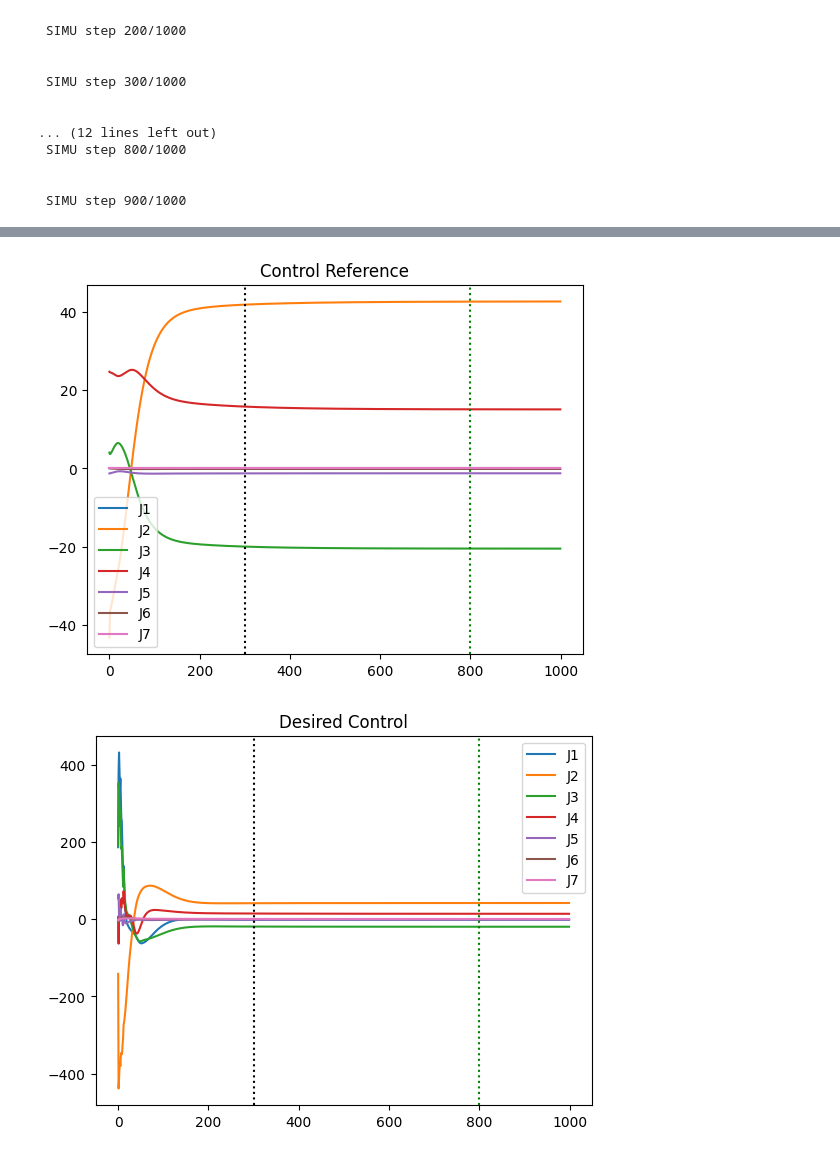
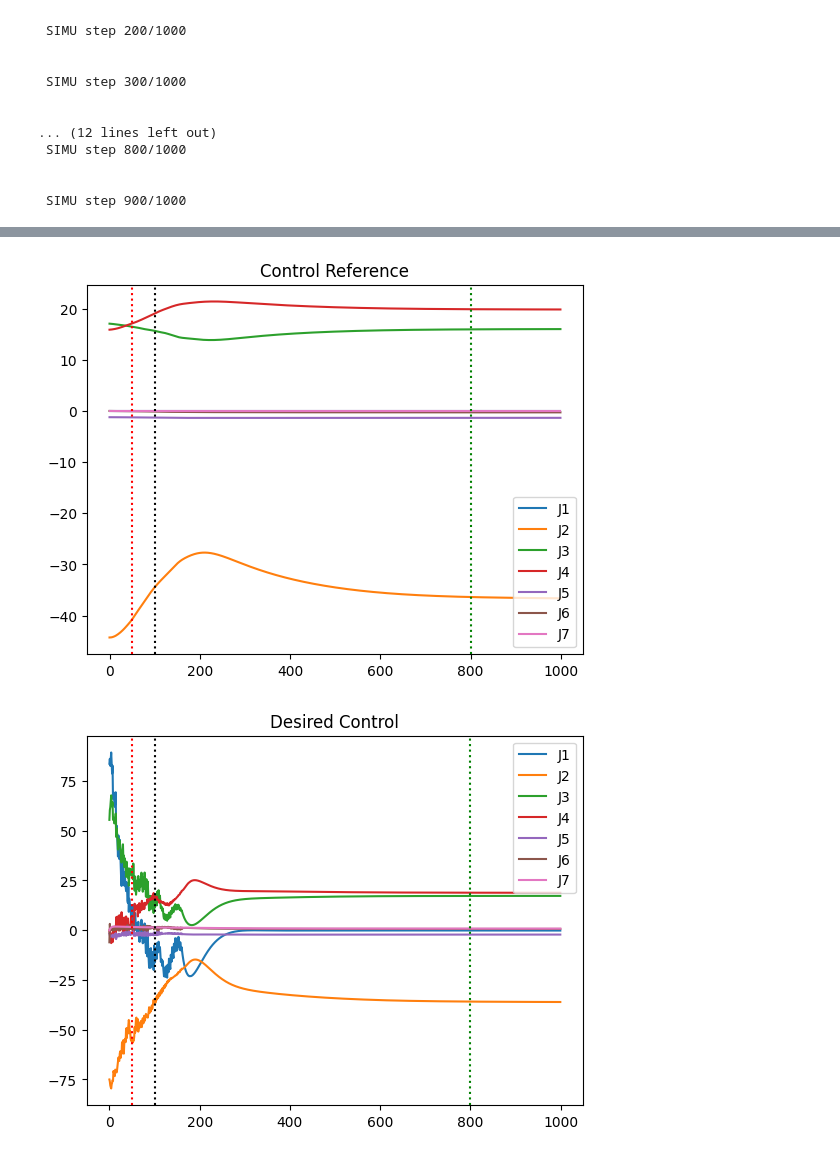
Before and after one commit to SarmadMehrdad/kuka_mujoco, a Jupyter notebook: obstacle_avoidance_mpc.ipynb, the cells around one changed output, grey strips where cells are left out. Drawn from its saved outputs; the diff is of its cells as text; code cells hidden in the pictures.

```diff
--- a/obstacle_avoidance_mpc.ipynb
+++ b/obstacle_avoidance_mpc.ipynb
@@ -208,6 +321,8 @@ terminal_DAM = crocoddyl.DifferentialActionModelFreeFwdDynamics(state, actuation
 dt = 1e-2
 runningModel = crocoddyl.IntegratedActionModelEuler(running_DAM, dt)
 terminalModel = crocoddyl.IntegratedActionModelEuler(terminal_DAM, 0.)
+runningModel.differential.armature = np.array([0.1, 0.1, 0.1, 0.1, 0.1, 0.1, 0.])
+terminalModel.differential.armature = np.array([0.1, 0.1, 0.1, 0.1, 0.1, 0.1, 0.])
 # %%
 # Create the shooting problem
 T = 50
@@ -257,13 +372,13 @@ ocp_params['pin_model']    = robot_simulator.model
 ocp_params['armature']     = runningModel.differential.armature
 ocp_params['id_endeff']    = endeff_frame_id
 ocp_params['active_costs'] = solver.problem.runningModels[0].differential.costs.active.tolist()
-print(ocp_params['active_costs'])
+
 # Simu parameters
 sim_params = {}
 # sim_params['sim_freq']  = int(1./env.dt)
 sim_params['sim_freq']  = int(1./mj_dt)
 sim_params['mpc_freq']  = 1000
-sim_params['T_sim']     = 1.
+sim_params['T_sim']     = 1.0
 log_rate = 100
 
 # Initialize simulation data
@@ -285,11 +398,11 @@ sim_data = mpc_utils.init_sim_data(sim_params, ocp_params, x0)
 -------------------------------------------------------------------
 # %%
 # Correction Setup
-apply_correction = True
+apply_correction = False
 correction = np.zeros(shape=(sim_data['N_sim']+1,pin_model.nq))
-correction_joints = [3]
-correction_torque = 75
-corr_t_start = 300 # At which timestamp correction starts
+correction_joints = [1,3,5]
+correction_torque = 35
+corr_t_start = 100 # At which timestamp correction starts
 corr_t_end = 800 # At which timestamp correction ends
 if apply_correction:
     correction[corr_t_start:corr_t_end,correction_joints] = correction_torque
@@ -295,0 +496,11 @@ if apply_correction:
+# %%
+# Cost.getAll(x_ref_SIM_RATE, u_ref_SIM_RATE)
+Cost.ccost_model.activation.alpha = 1.3
+# costCollision[1].activation.alpha = 1.3
+# costCollision[2].activation.alpha = 0.3
+Cost.getAll(solver.xs.tolist()[0], solver.us.tolist()[0])
+# running_w
+print('Translation Cost :', Cost.tcost)
+print('Gravity Comp Cost :', Cost.ucost)
+print('State Regulation Cost :', Cost.xcost)
+print('Collision Cost :', Cost.ccost)
@@ -535,6 +935,7 @@ plt.axvline(x = corr_t_start, color = 'k',linestyle = ':')
 plt.axvline(x = corr_t_end, color = 'g',linestyle = ':')
 plt.legend(['J1','J2','J3','J4','J5','J6','J7'])
 plt.title('External Torques')
+plt.axvline(x = sim_data['N_h'], color = 'r',linestyle = ':')
 plt.show()
 
 # Control Reference
@@ -543,6 +944,7 @@ plt.axvline(x = corr_t_start, color = 'k',linestyle = ':')
 plt.axvline(x = corr_t_end, color = 'g',linestyle = ':')
 plt.legend(['J1','J2','J3','J4','J5','J6','J7'])
 plt.title('Control Reference')
+plt.axvline(x = sim_data['N_h'], color = 'r',linestyle = ':')
 plt.show()
 
 # Desired Control
@@ -551,5 +953,13 @@ plt.axvline(x = corr_t_start, color = 'k',linestyle = ':')
 plt.axvline(x = corr_t_end, color = 'g',linestyle = ':')
 plt.legend(['J1','J2','J3','J4','J5','J6','J7'])
 plt.title('Desired Control')
+plt.axvline(x = sim_data['N_h'], color = 'r',linestyle = ':')
 plt.show()
+
+plt.plot(sim_data['ctrl_ref'] - sim_data['ctrl_des_SIM_RATE'] - tau_ext)
+plt.axvline(x = corr_t_start, color = 'k',linestyle = ':')
+plt.axvline(x = corr_t_end, color = 'g',linestyle = ':')
+plt.legend(['J1','J2','J3','J4','J5','J6','J7'])
+plt.axvline(x = sim_data['N_h'], color = 'r',linestyle = ':')
+plt.show()
 # %% [output]
@@ -557,2 +967,2 @@ plt.show()
-[figure, old version]
+[figure, new version]
-[figure, old version]
+[figure, new version]
```
Also changed, not shown: parts of 43 cells of this notebook.
